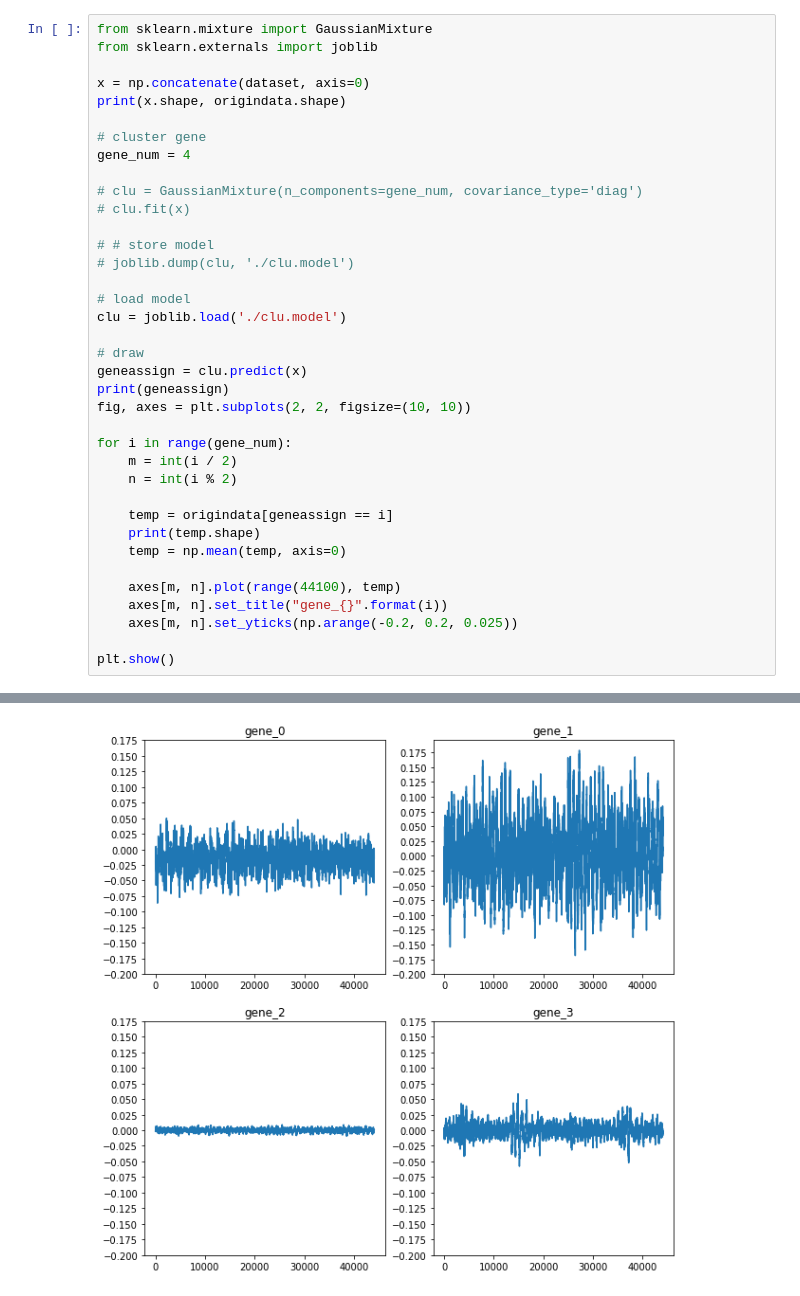
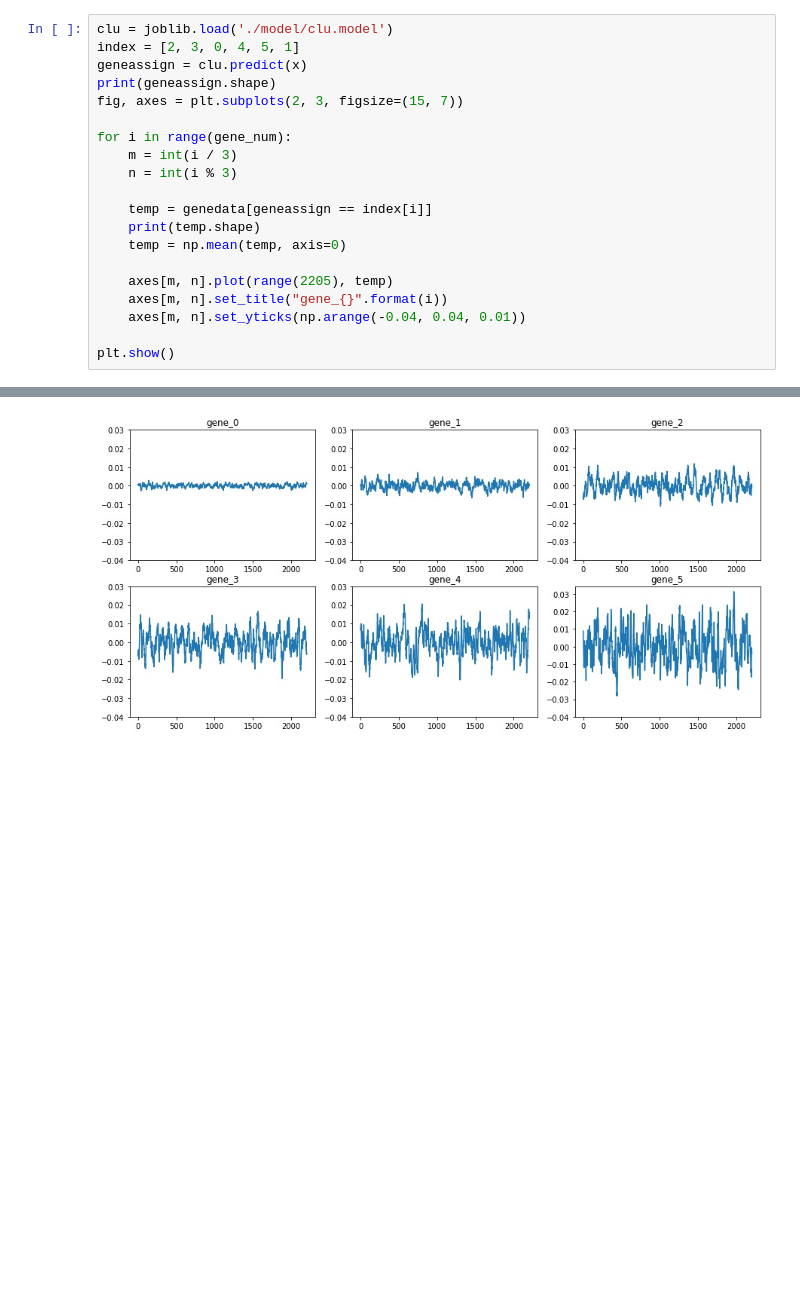
Before and after one commit to khalildogyy/music_structure, a Jupyter notebook: notebook/EG_on_music.ipynb, the cells around one changed output, grey strips where cells are left out. Drawn from its saved outputs; the diff is of its cells as text; blank space fills up the shorter version.

Commit message:
update gene on music

```diff
--- a/notebook/EG_on_music.ipynb
+++ b/notebook/EG_on_music.ipynb
@@ -64,38 +195,21 @@ filename: Butterflies.mp3       datashape: (882000,)    sr: 44100       num_slic
 # %%
-from sklearn.mixture import GaussianMixture
-from sklearn.externals import joblib
-
-x = np.concatenate(dataset, axis=0)
-print(x.shape, origindata.shape)
-
-# cluster gene
-gene_num = 4
-
-# clu = GaussianMixture(n_components=gene_num, covariance_type='diag')
-# clu.fit(x)
-
-# # store model
-# joblib.dump(clu, './clu.model')
-
-# load model
-clu = joblib.load('./clu.model')
-
-# draw
+clu = joblib.load('./model/clu.model')
+index = [2, 3, 0, 4, 5, 1]
 geneassign = clu.predict(x)
-print(geneassign)
-fig, axes = plt.subplots(2, 2, figsize=(10, 10))
+print(geneassign.shape)
+fig, axes = plt.subplots(2, 3, figsize=(15, 7))
 
 for i in range(gene_num):
-    m = int(i / 2)
-    n = int(i % 2)
+    m = int(i / 3)
+    n = int(i % 3)
 
-    temp = origindata[geneassign == i]
+    temp = genedata[geneassign == index[i]]
     print(temp.shape)
     temp = np.mean(temp, axis=0)
 
-    axes[m, n].plot(range(44100), temp)
+    axes[m, n].plot(range(2205), temp)
     axes[m, n].set_title("gene_{}".format(i))
-    axes[m, n].set_yticks(np.arange(-0.2, 0.2, 0.025))
+    axes[m, n].set_yticks(np.arange(-0.04, 0.04, 0.01))
 
 plt.show()
 # %% [output]
@@ -108 +223 @@ plt.show()
-[figure, old version]
+[figure, new version]
```
Also changed, not shown: parts of 10 cells of this notebook, 5 other files.
